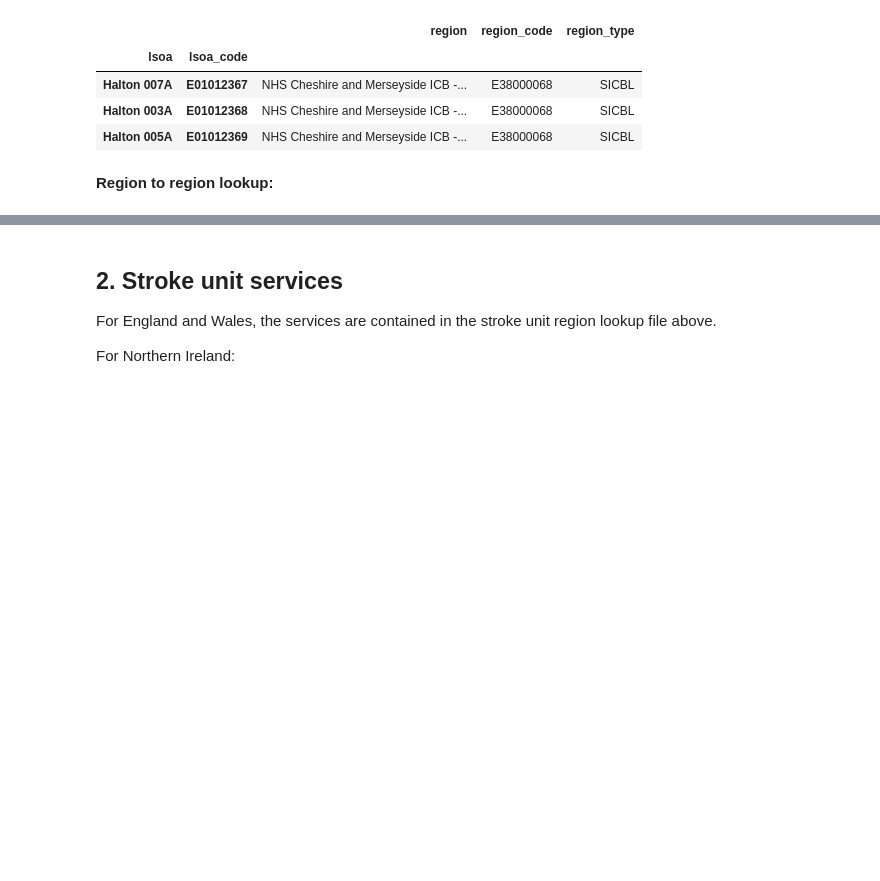
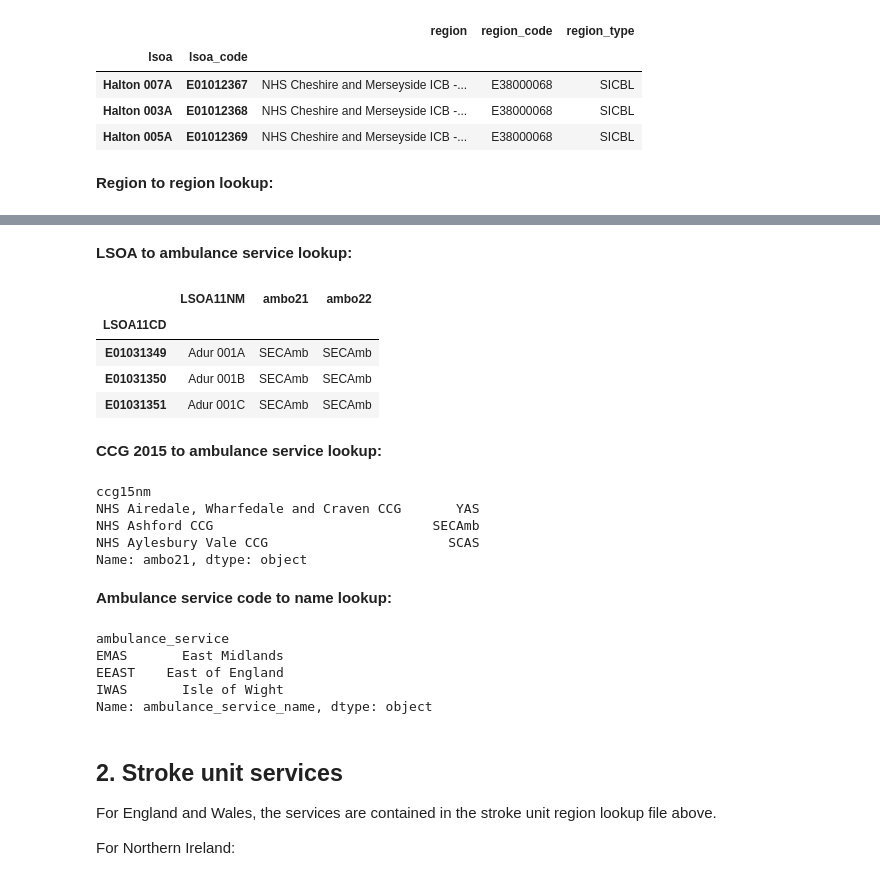
Before and after one commit to stroke-modelling/stroke-maps, a Jupyter notebook: docs/02_import_data.ipynb, the cells around one changed output, grey strips where cells are left out. Cells and saved outputs as stored; diff of their text form; code cells hidden in the pictures; blank space fills up the shorter version.

```diff
--- a/docs/02_import_data.ipynb
+++ b/docs/02_import_data.ipynb
@@ -88,6 +89,42 @@ df_regions.head(3)
 | Aneurin Bevan University Health B... | W11000028 | LHB | AB | Wales | NaN | NaN | NaN |
 | NHS Bath and North East Somerset,... | E38000231 | SICBL | BA | England | NHS Bath and North East Somerset,... | E54000040 | Gloucester, BSW, BNSSG and Somerset |
 | Betsi Cadwaladr University Health... | W11000023 | LHB | BC | Wales | NaN | NaN | NaN |
+# %% [markdown]
+__LSOA to ambulance service lookup:__
+# %%
+df_lsoa_ambo = stroke_maps.load_data.ambulance_lsoa_lookup()
+
+df_lsoa_ambo.head(3)
+# %% [output]
+|  | LSOA11NM | ambo21 | ambo22 |
+| LSOA11CD |  |  |  |
+| E01031349 | Adur 001A | SECAmb | SECAmb |
+| E01031350 | Adur 001B | SECAmb | SECAmb |
+| E01031351 | Adur 001C | SECAmb | SECAmb |
+# %% [markdown]
+__CCG 2015 to ambulance service lookup:__
+# %%
+df_ccg15_ambo = stroke_maps.load_data.ambulance_ccg15_lookup()
+
+df_ccg15_ambo.head(3)
+# %% [output]
+ccg15nm
+NHS Airedale, Wharfedale and Craven CCG       YAS
+NHS Ashford CCG                            SECAmb
+NHS Aylesbury Vale CCG                       SCAS
+Name: ambo21, dtype: object
+# %% [markdown]
+__Ambulance service code to name lookup:__
+# %%
+df_ambo_names = stroke_maps.load_data.ambulance_name_lookup()
+
+df_ambo_names.head(3)
+# %% [output]
+ambulance_service
+EMAS       East Midlands
+EEAST    East of England
+IWAS       Isle of Wight
+Name: ambulance_service_name, dtype: object
 # %% [markdown]
 ## 2. Stroke unit services
 
```
Also changed, not shown: parts of 7 cells of this notebook, 7 other files.
